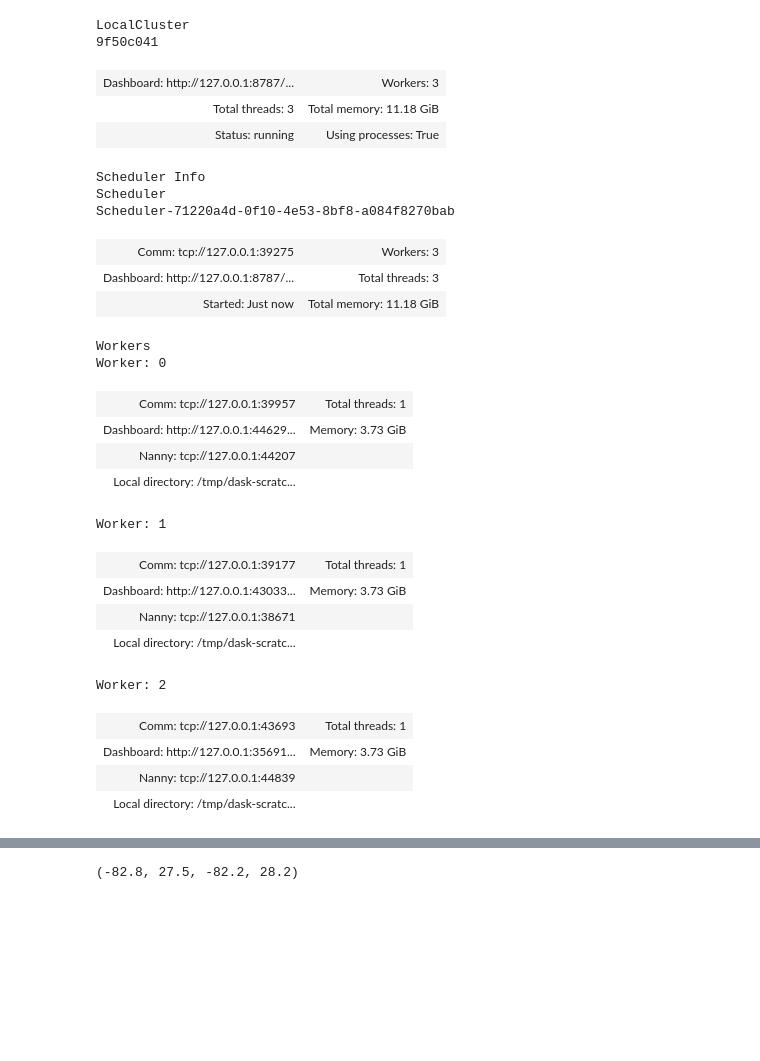
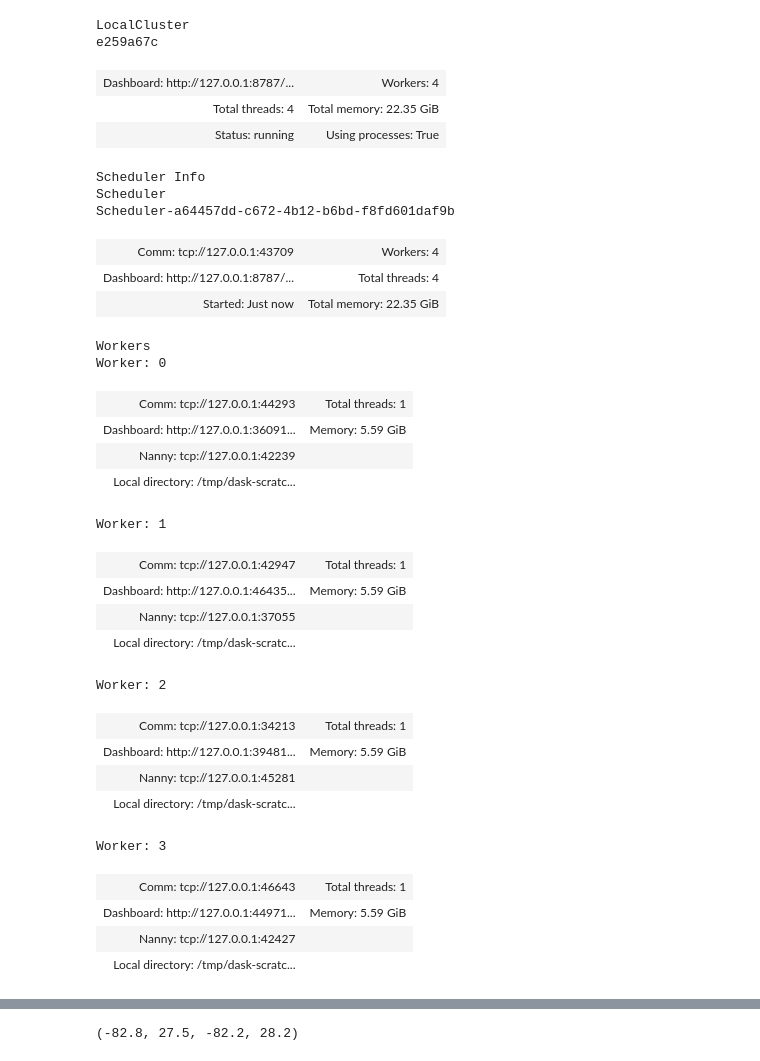
Before and after one commit to Gracey0201/tampa-bay-water-quality, a Jupyter notebook: scr/notebooks/test.ipynb, the cells around one changed output, grey strips where cells are left out. Cells and saved outputs as stored; diff of their text form; code cells hidden in the pictures; blank space fills up the shorter version.

```diff
--- a/scr/notebooks/test.ipynb
+++ b/scr/notebooks/test.ipynb
@@ -13,40 +18,44 @@ import matplotlib.pyplot as plt
 # %%
 cluster = LocalCluster(
-    n_workers=3,             # safe for 15 GB RAM
-    threads_per_worker=1,    # raster operations run best single-threaded
-    memory_limit="4GB"       # 3 workers × 4GB = 12GB used
+    n_workers=4,
+    threads_per_worker=1,
+    memory_limit="6GB"
 )
-
 client = Client(cluster)
 cluster
 # %% [output]
 LocalCluster
-9f50c041
+e259a67c
-| Dashboard: http://127.0.0.1:8787/... | Workers: 3 |
-| Total threads: 3 | Total memory: 11.18 GiB |
+| Dashboard: http://127.0.0.1:8787/... | Workers: 4 |
+| Total threads: 4 | Total memory: 22.35 GiB |
 | Status: running | Using processes: True |
 Scheduler Info
 Scheduler
-Scheduler-71220a4d-0f10-4e53-8bf8-a084f8270bab
+Scheduler-a64457dd-c672-4b12-b6bd-f8fd601daf9b
-| Comm: tcp://127.0.0.1:39275 | Workers: 3 |
-| Dashboard: http://127.0.0.1:8787/... | Total threads: 3 |
-| Started: Just now | Total memory: 11.18 GiB |
+| Comm: tcp://127.0.0.1:43709 | Workers: 4 |
+| Dashboard: http://127.0.0.1:8787/... | Total threads: 4 |
+| Started: Just now | Total memory: 22.35 GiB |
 Workers
 Worker: 0
-| Comm: tcp://127.0.0.1:39957 | Total threads: 1 |
-| Dashboard: http://127.0.0.1:44629... | Memory: 3.73 GiB |
-| Nanny: tcp://127.0.0.1:44207 |  |
+| Comm: tcp://127.0.0.1:44293 | Total threads: 1 |
+| Dashboard: http://127.0.0.1:36091... | Memory: 5.59 GiB |
+| Nanny: tcp://127.0.0.1:42239 |  |
 | Local directory: /tmp/dask-scratc... |  |
 Worker: 1
-| Comm: tcp://127.0.0.1:39177 | Total threads: 1 |
-| Dashboard: http://127.0.0.1:43033... | Memory: 3.73 GiB |
-| Nanny: tcp://127.0.0.1:38671 |  |
+| Comm: tcp://127.0.0.1:42947 | Total threads: 1 |
+| Dashboard: http://127.0.0.1:46435... | Memory: 5.59 GiB |
+| Nanny: tcp://127.0.0.1:37055 |  |
 | Local directory: /tmp/dask-scratc... |  |
 Worker: 2
-| Comm: tcp://127.0.0.1:43693 | Total threads: 1 |
-| Dashboard: http://127.0.0.1:35691... | Memory: 3.73 GiB |
-| Nanny: tcp://127.0.0.1:44839 |  |
+| Comm: tcp://127.0.0.1:34213 | Total threads: 1 |
+| Dashboard: http://127.0.0.1:39481... | Memory: 5.59 GiB |
+| Nanny: tcp://127.0.0.1:45281 |  |
 | Local directory: /tmp/dask-scratc... |  |
+Worker: 3
+| Comm: tcp://127.0.0.1:46643 | Total threads: 1 |
+| Dashboard: http://127.0.0.1:44971... | Memory: 5.59 GiB |
+| Nanny: tcp://127.0.0.1:42427 |  |
+| Local directory: /tmp/dask-scratc... |  |
 # %%
 # Add the folder containing WQI_utils.py
 sys.path.append(os.path.abspath("../utils"))
```
Also changed, not shown: parts of 4 cells of this notebook.
